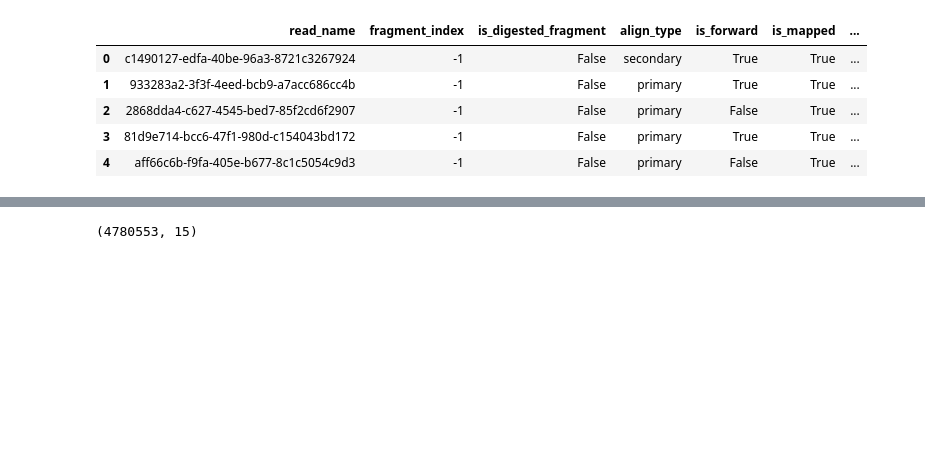
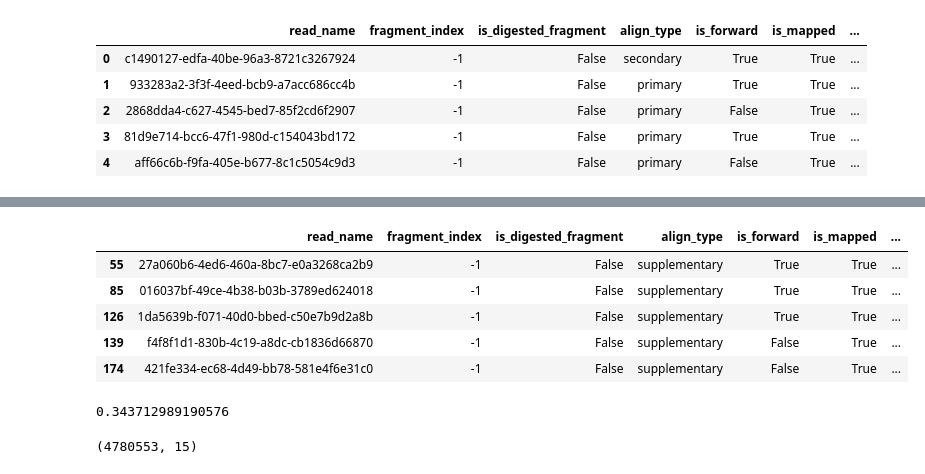
Before and after one commit to CooperStansbury/scpc, a Jupyter notebook: notebooks/data_engineering/bam2table.ipynb, the cells around one changed output, grey strips where cells are left out. Saved outputs shown, nothing was run; the diff lists cells and outputs as text; code cells hidden in the pictures; blank space fills up the shorter version.

```diff
--- a/notebooks/data_engineering/bam2table.ipynb
+++ b/notebooks/data_engineering/bam2table.ipynb
@@ -84,8 +84,8 @@ def bam_to_df(bampath, sep="_"):
             'is_mapped' : align.is_mapped,
             'mean_align_base_quality' : mean_qual,
             'read_length' : align.query_length,
-            'read_start' : align.qstart + offset,
-            'read_end' : align.qend + offset,
+            'read_start' : align.query_alignment_start + offset,
+            'read_end' : align.query_alignment_end + offset,
             'chrom' : align.reference_name,
             'reference_start' : align.reference_start,
             'reference_end' : align.reference_end,
@@ -112,3 +165,20 @@ df.shape=(2315202, 15)
+# %%
+test = df[df['read_start'] == 0]
+test = test[test['mapping_quality'] > 0]
+
+# test['align_type'].value_counts(normalize=True)
+test.head()
+# %% [output]
+|  | read_name | fragment_index | is_digested_fragment | align_type | is_forward | is_mapped | ... |
+| 55 | 27a060b6-4ed6-460a-8bc7-e0a3268ca2b9 | -1 | False | supplementary | True | True | ... |
+| 85 | 016037bf-49ce-4b38-b03b-3789ed624018 | -1 | False | supplementary | True | True | ... |
+| 126 | 1da5639b-f071-40d0-bbed-c50e7b9d2a8b | -1 | False | supplementary | True | True | ... |
+| 139 | f4f8f1d1-830b-4c19-a8dc-cb1836d66870 | -1 | False | supplementary | False | True | ... |
+| 174 | 421fe334-ec68-4d49-bb78-581e4f6e31c0 | -1 | False | supplementary | False | True | ... |
+# %%
+795765 / len(df)
+# %% [output]
+0.343712989190576
 # %%
 break
 # %%
```
Also changed, not shown: parts of 1 cell of this notebook, 16 other files.
